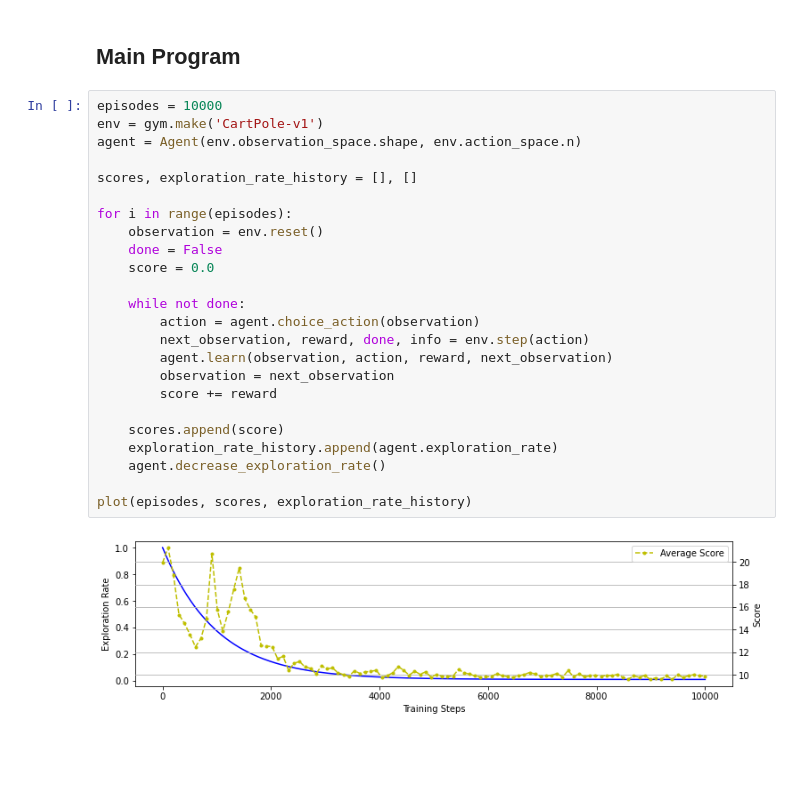
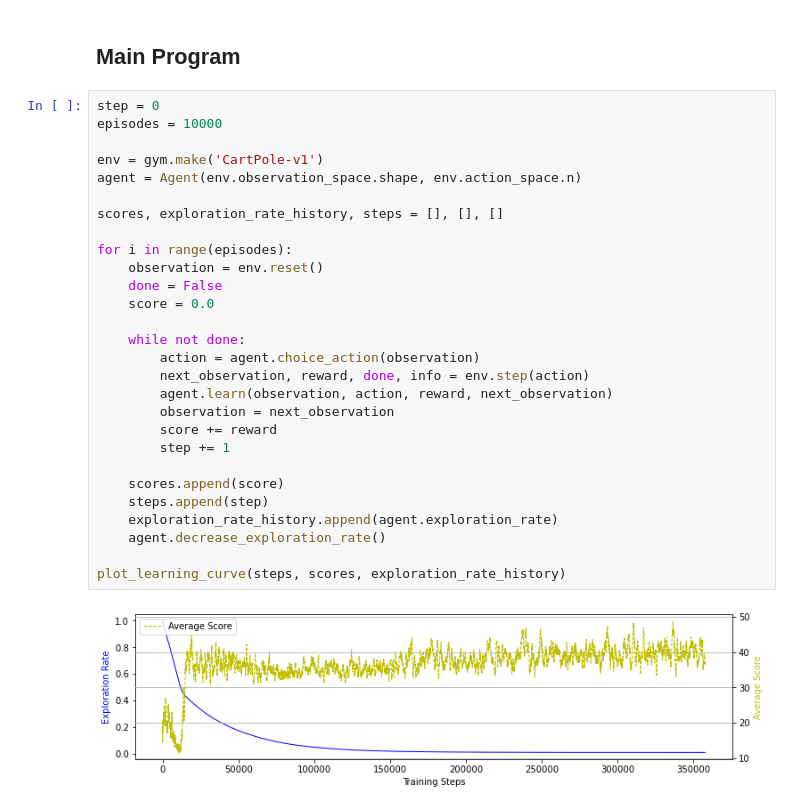
Before and after one commit to xLiQuiDz/Reinforcement-Learning, a Jupyter notebook: Naive Deep Q-learning.ipynb, the cells around one changed output. Drawn from its saved outputs; the diff is of its cells as text; blank space fills up the shorter version.

```diff
--- a/Naive Deep Q-learning.ipynb
+++ b/Naive Deep Q-learning.ipynb
@@ -111,28 +111,32 @@ class Agent():
 # %% [markdown]
 ## Main Program
 # %%
+step = 0
 episodes = 10000
+
 env = gym.make('CartPole-v1')
 agent = Agent(env.observation_space.shape, env.action_space.n)
 
-scores, exploration_rate_history = [], []
+scores, exploration_rate_history, steps = [], [], []
 
 for i in range(episodes):
     observation = env.reset()
     done = False
     score = 0.0
 
     while not done:
         action = agent.choice_action(observation)
         next_observation, reward, done, info = env.step(action)
         agent.learn(observation, action, reward, next_observation)
         observation = next_observation
         score += reward
+        step += 1
 
     scores.append(score)
+    steps.append(step)
     exploration_rate_history.append(agent.exploration_rate)
     agent.decrease_exploration_rate()
 
-plot(episodes, scores, exploration_rate_history)
+plot_learning_curve(steps, scores, exploration_rate_history)
 # %% [output]
-[figure, old version]
+[figure, new version]
```
Also changed, not shown: parts of 2 cells of this notebook, 2 other files.
